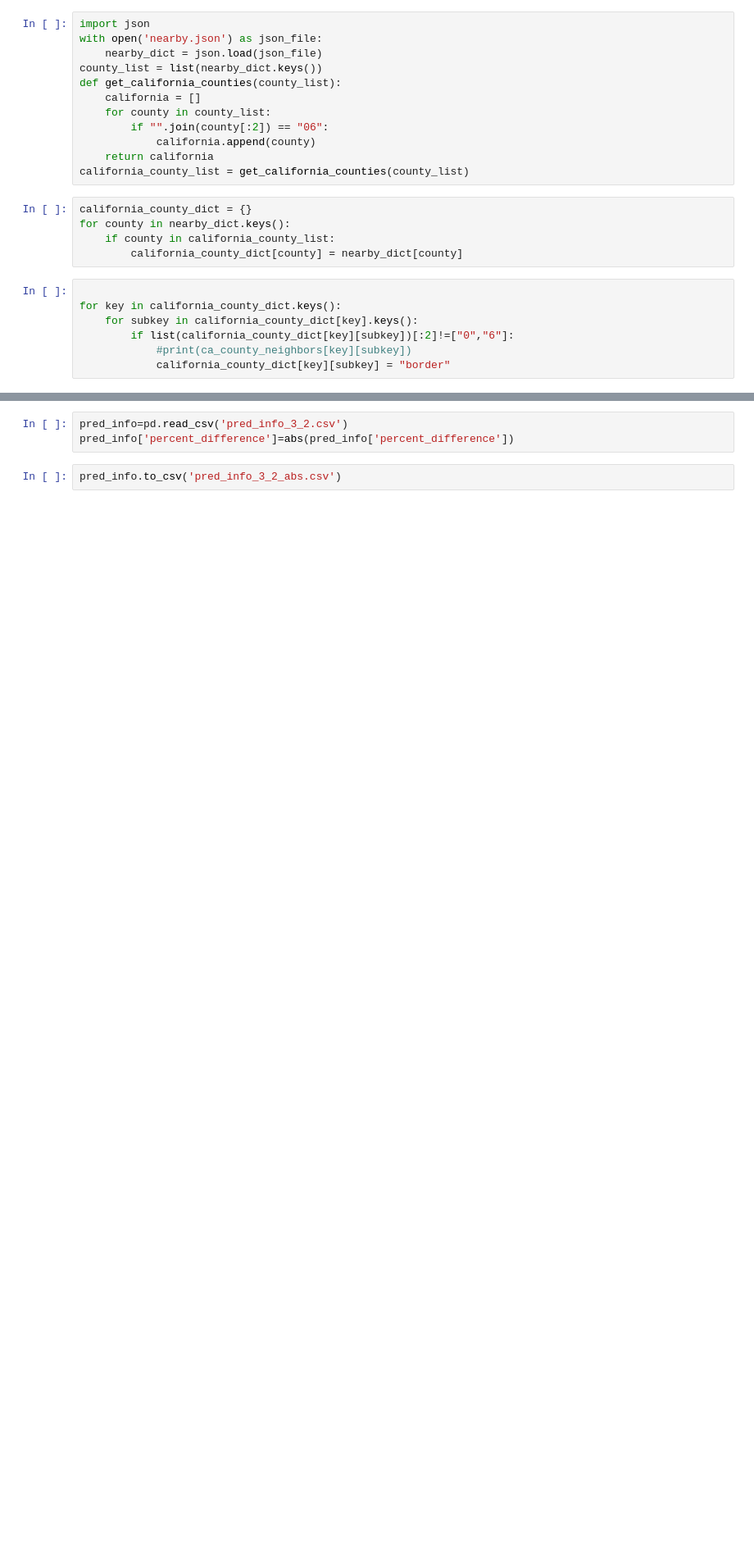
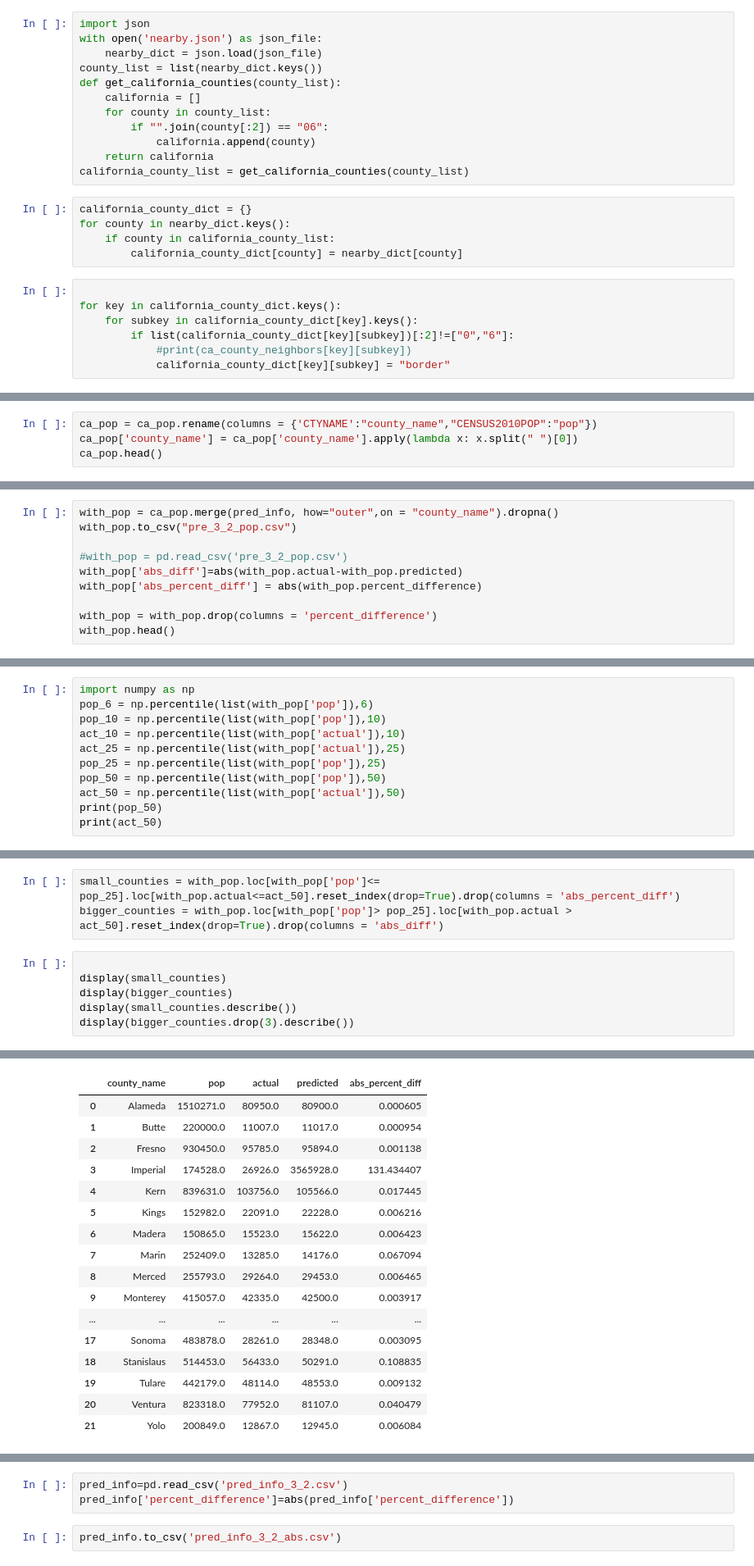
Before and after one commit to wendyw1999/epidemiology_capstone_project, a Jupyter notebook: notebooks/Stimulation.ipynb, the cells around one changed output, grey strips where cells are left out. Shown at 82% size. Drawn from its saved outputs; the diff is of its cells as text; blank space fills up the shorter version.

```diff
--- a/notebooks/Stimulation.ipynb
+++ b/notebooks/Stimulation.ipynb
@@ -449,0 +479,4 @@ pred_info.to_csv('pred_info_3_2.csv')
+# %%
+ca_pop = ca_pop.rename(columns = {'CTYNAME':"county_name","CENSUS2010POP":"pop"})
+ca_pop['county_name'] = ca_pop['county_name'].apply(lambda x: x.split(" ")[0])
+ca_pop.head()
@@ -449,0 +490,10 @@ pred_info.to_csv('pred_info_3_2.csv')
+# %%
+with_pop = ca_pop.merge(pred_info, how="outer",on = "county_name").dropna()
+with_pop.to_csv("pre_3_2_pop.csv")
+
+#with_pop = pd.read_csv('pre_3_2_pop.csv')
+with_pop['abs_diff']=abs(with_pop.actual-with_pop.predicted)
+with_pop['abs_percent_diff'] = abs(with_pop.percent_difference)
+
+with_pop = with_pop.drop(columns = 'percent_difference')
+with_pop.head()
@@ -449,0 +519,11 @@ pred_info.to_csv('pred_info_3_2.csv')
+# %%
+import numpy as np
+pop_6 = np.percentile(list(with_pop['pop']),6)
+pop_10 = np.percentile(list(with_pop['pop']),10)
+act_10 = np.percentile(list(with_pop['actual']),10)
+act_25 = np.percentile(list(with_pop['actual']),25)
+pop_25 = np.percentile(list(with_pop['pop']),25)
+pop_50 = np.percentile(list(with_pop['pop']),50)
+act_50 = np.percentile(list(with_pop['actual']),50)
+print(pop_50)
+print(act_50)
@@ -449,0 +533,10 @@ pred_info.to_csv('pred_info_3_2.csv')
+# %%
+small_counties = with_pop.loc[with_pop['pop']<= pop_25].loc[with_pop.actual<=act_50].reset_index(drop=True).drop(columns = 'abs_percent_diff')
+bigger_counties = with_pop.loc[with_pop['pop']> pop_25].loc[with_pop.actual > act_50].reset_index(drop=True).drop(columns = 'abs_diff')
+# %%
+
+display(small_counties)
+display(bigger_counties)
+display(small_counties.describe())
+display(bigger_counties.drop(3).describe())
+# %% [output]
@@ -449,0 +555,17 @@ pred_info.to_csv('pred_info_3_2.csv')
+|  | county_name | pop | actual | predicted | abs_percent_diff |
+| 0 | Alameda | 1510271.0 | 80950.0 | 80900.0 | 0.000605 |
+| 1 | Butte | 220000.0 | 11007.0 | 11017.0 | 0.000954 |
+| 2 | Fresno | 930450.0 | 95785.0 | 95894.0 | 0.001138 |
+| 3 | Imperial | 174528.0 | 26926.0 | 3565928.0 | 131.434407 |
+| 4 | Kern | 839631.0 | 103756.0 | 105566.0 | 0.017445 |
+| 5 | Kings | 152982.0 | 22091.0 | 22228.0 | 0.006216 |
+| 6 | Madera | 150865.0 | 15523.0 | 15622.0 | 0.006423 |
+| 7 | Marin | 252409.0 | 13285.0 | 14176.0 | 0.067094 |
+| 8 | Merced | 255793.0 | 29264.0 | 29453.0 | 0.006465 |
+| 9 | Monterey | 415057.0 | 42335.0 | 42500.0 | 0.003917 |
+| ... | ... | ... | ... | ... | ... |
+| 17 | Sonoma | 483878.0 | 28261.0 | 28348.0 | 0.003095 |
+| 18 | Stanislaus | 514453.0 | 56433.0 | 50291.0 | 0.108835 |
+| 19 | Tulare | 442179.0 | 48114.0 | 48553.0 | 0.009132 |
+| 20 | Ventura | 823318.0 | 77952.0 | 81107.0 | 0.040479 |
+| 21 | Yolo | 200849.0 | 12867.0 | 12945.0 | 0.006084 |
```
Also changed, not shown: parts of 26 cells of this notebook, 7 other files.
